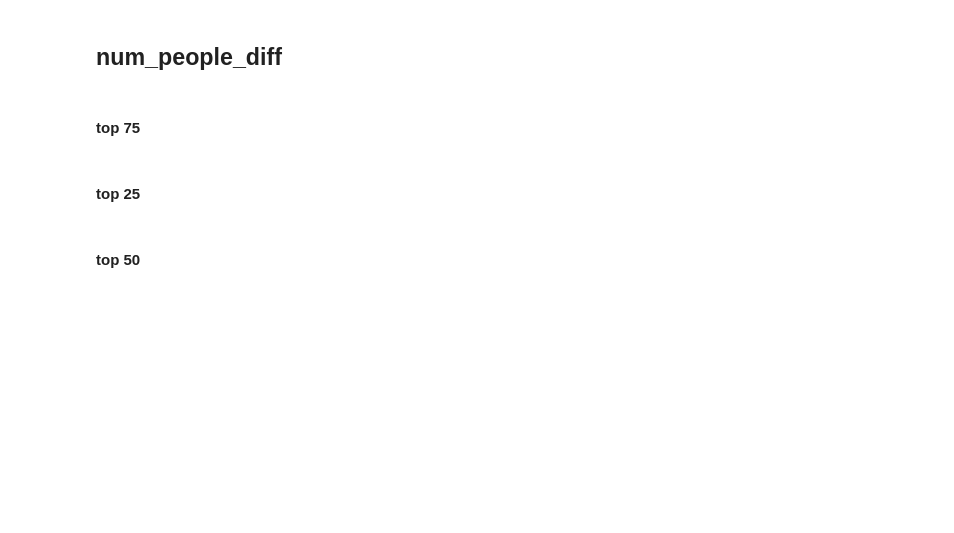
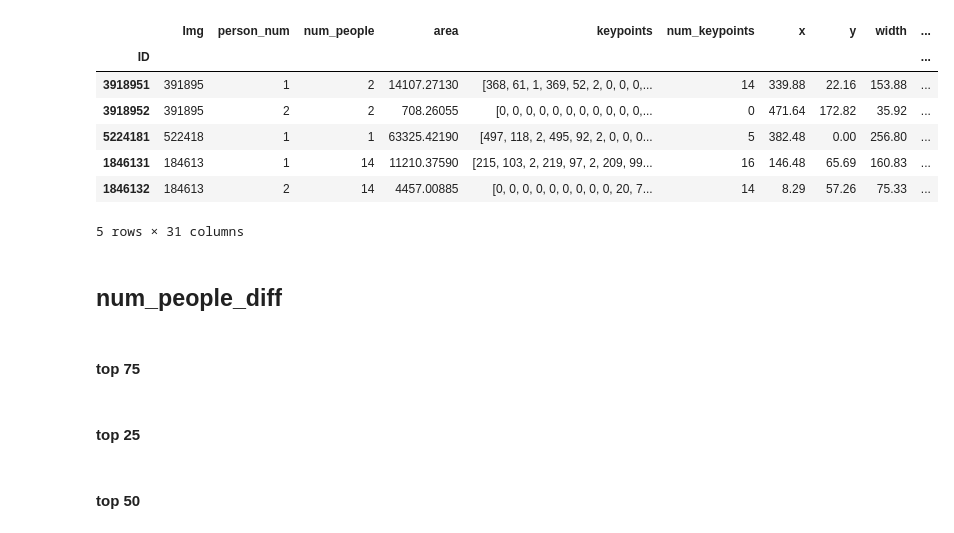
Before and after one commit to federicopaschetta/FemaleObjectificationInMovies, a Jupyter notebook: script.ipynb, the cells around one changed output. Saved outputs shown, nothing was run; the diff lists cells and outputs as text; code cells hidden in the pictures; blank space fills up the shorter version.

```diff
--- a/script.ipynb
+++ b/script.ipynb
@@ -108,8 +104,25 @@ keypoints_body_parts = ["nose", "left_eye", "right_eye", "left_ear", "right_ear"
+# %%
+face = ["nose_v", "left_eye_v", "right_eye_v", "left_ear_v", "right_ear_v"]
+body = ["left_shoulder_v", "right_shoulder_v", "left_hip_v", "right_hip_v"]
+extremities = ["left_elbow_v", "right_elbow_v", "left_wrist_v", "right_wrist_v", "left_knee_v", "right_knee_v", "left_ankle_v", "right_ankle_v"]
 # %%
-for index, body_part in enumerate(keypoints_body_parts):
-    df[f"{body_part}_x"] = df['keypoints'].apply(lambda x: x[index * 3])
-    df[f"{body_part}_y"] = df['keypoints'].apply(lambda x: x[index * 3+1])
-    df[f"{body_part}_v"] = df['keypoints'].apply(lambda x: x[index * 3+2])
+for index, body_part in enumerate(face + body + extremities):
+    df[f"{body_part}"] = df['keypoints'].apply(lambda x: (x[index * 3+2]))
+# %%
+df['vis_face_ratio'] = df[face].sum(axis=1)/len(face)
+df['vis_body_ratio'] = df[body].sum(axis=1)/len(body)
+df['vis_extremities_ratio'] = df[extremities].sum(axis=1)/len(extremities)
+# %%
+df.head()
+# %% [output]
+|  | Img | person_num | num_people | area | keypoints | num_keypoints | x | y | width | ... |
+| ID |  |  |  |  |  |  |  |  |  | ... |
+| 3918951 | 391895 | 1 | 2 | 14107.27130 | [368, 61, 1, 369, 52, 2, 0, 0, 0,... | 14 | 339.88 | 22.16 | 153.88 | ... |
+| 3918952 | 391895 | 2 | 2 | 708.26055 | [0, 0, 0, 0, 0, 0, 0, 0, 0, 0, 0,... | 0 | 471.64 | 172.82 | 35.92 | ... |
+| 5224181 | 522418 | 1 | 1 | 63325.42190 | [497, 118, 2, 495, 92, 2, 0, 0, 0... | 5 | 382.48 | 0.00 | 256.80 | ... |
+| 1846131 | 184613 | 1 | 14 | 11210.37590 | [215, 103, 2, 219, 97, 2, 209, 99... | 16 | 146.48 | 65.69 | 160.83 | ... |
+| 1846132 | 184613 | 2 | 14 | 4457.00885 | [0, 0, 0, 0, 0, 0, 0, 0, 0, 20, 7... | 14 | 8.29 | 57.26 | 75.33 | ... |
+5 rows × 31 columns
 # %% [markdown]
 ## num_people_diff
 # %%
```
Also changed, not shown: parts of 21 cells of this notebook.
